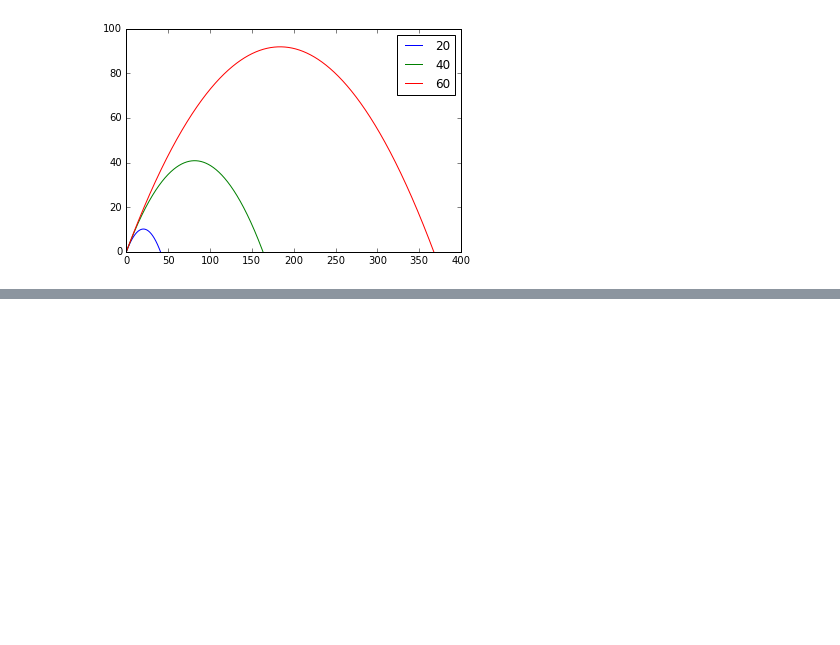
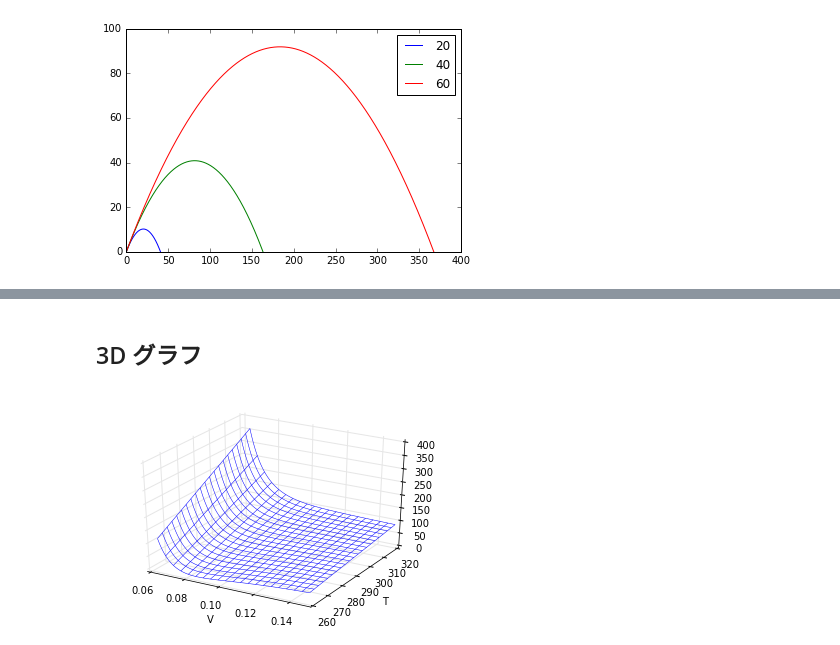
Before and after one commit to phasetr/mathcodes, a Jupyter notebook: jupiter/math_simple_graph.ipynb, the cells around one changed output, grey strips where cells are left out. Saved outputs shown, nothing was run; the diff lists cells and outputs as text; code cells hidden in the pictures; blank space fills up the shorter version.

```diff
--- a/jupiter/math_simple_graph.ipynb
+++ b/jupiter/math_simple_graph.ipynb
@@ -255,0 +381,37 @@ plt.show()
+# %% [markdown]
+## 3D グラフ
+# %%
+%matplotlib inline
+from mpl_toolkits.mplot3d import Axes3D
+import matplotlib.pyplot as plt
+import numpy as np
+
+fig = plt.figure()
+ax = fig.add_subplot(111, projection='3d')
+ax.w_xaxis.set_pane_color((1.0, 1.0, 1.0, 1.0))
+ax.w_yaxis.set_pane_color((1.0, 1.0, 1.0, 1.0))
+ax.w_zaxis.set_pane_color((1.0, 1.0, 1.0, 1.0))
+
+# ファンデルワールスの状態方程式のパラメータ
+a = 3.592
+b = 0.0427
+R = 0.08206
+
+# パラメータ数
+pointsnumber = 500
+# 体積は x 軸
+v = np.linspace(0.064, 0.15, pointsnumber)
+# 温度は y 軸
+t = np.linspace(260, 320, pointsnumber)
+X, Y = np.meshgrid(v, t)
+# 温度が z 軸
+Z = (R * Y / (X - b)) - (a / X ** 2)
+
+ax.plot_wireframe(X, Y, Z, rstride=25, cstride=25, lw=0.5, color='b')
+
+plt.xlabel('V')
+
+plt.ylabel('T')
+plt.show()
+# %% [output]
+[figure, added]
```
Also changed, not shown: parts of 4 cells of this notebook.
